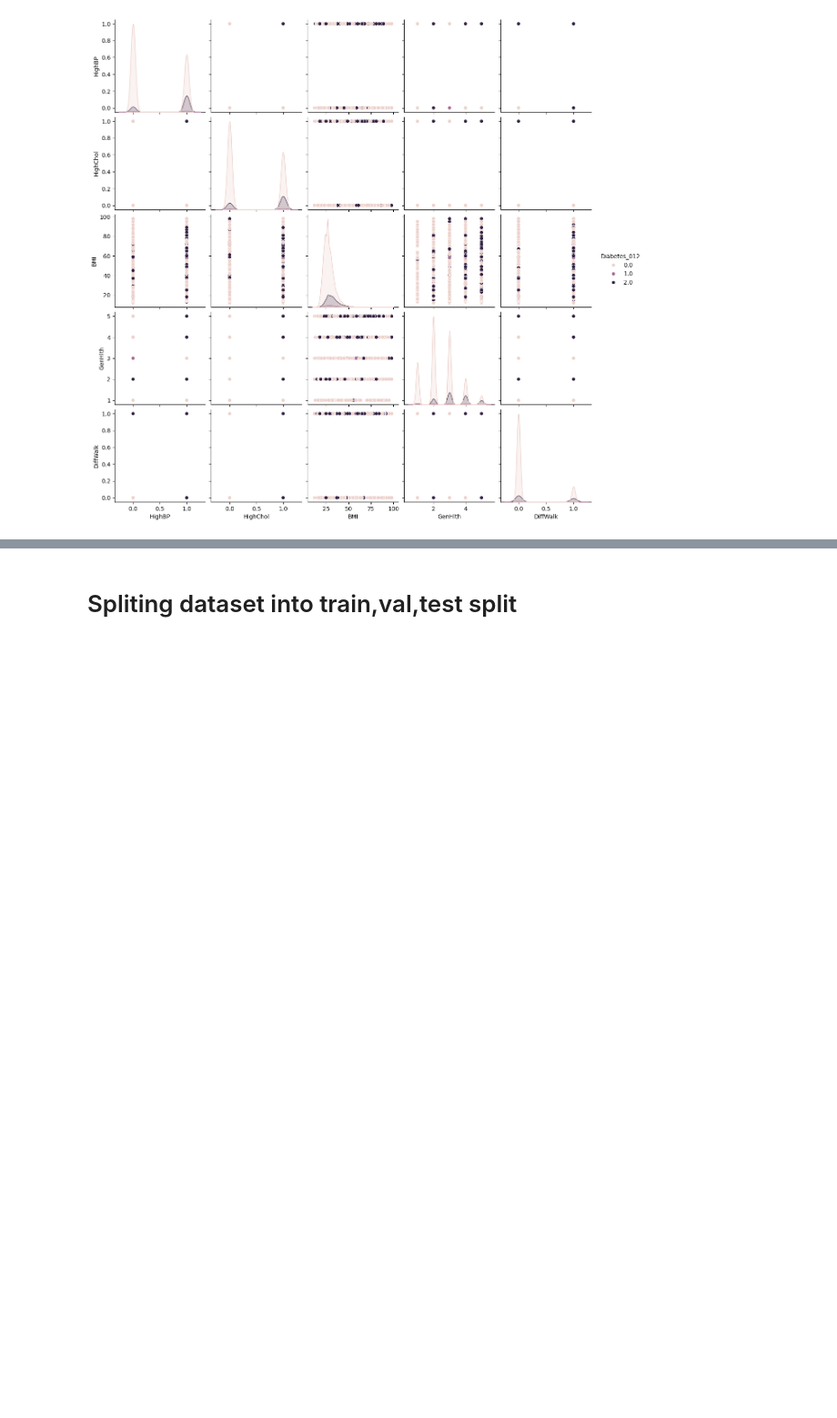
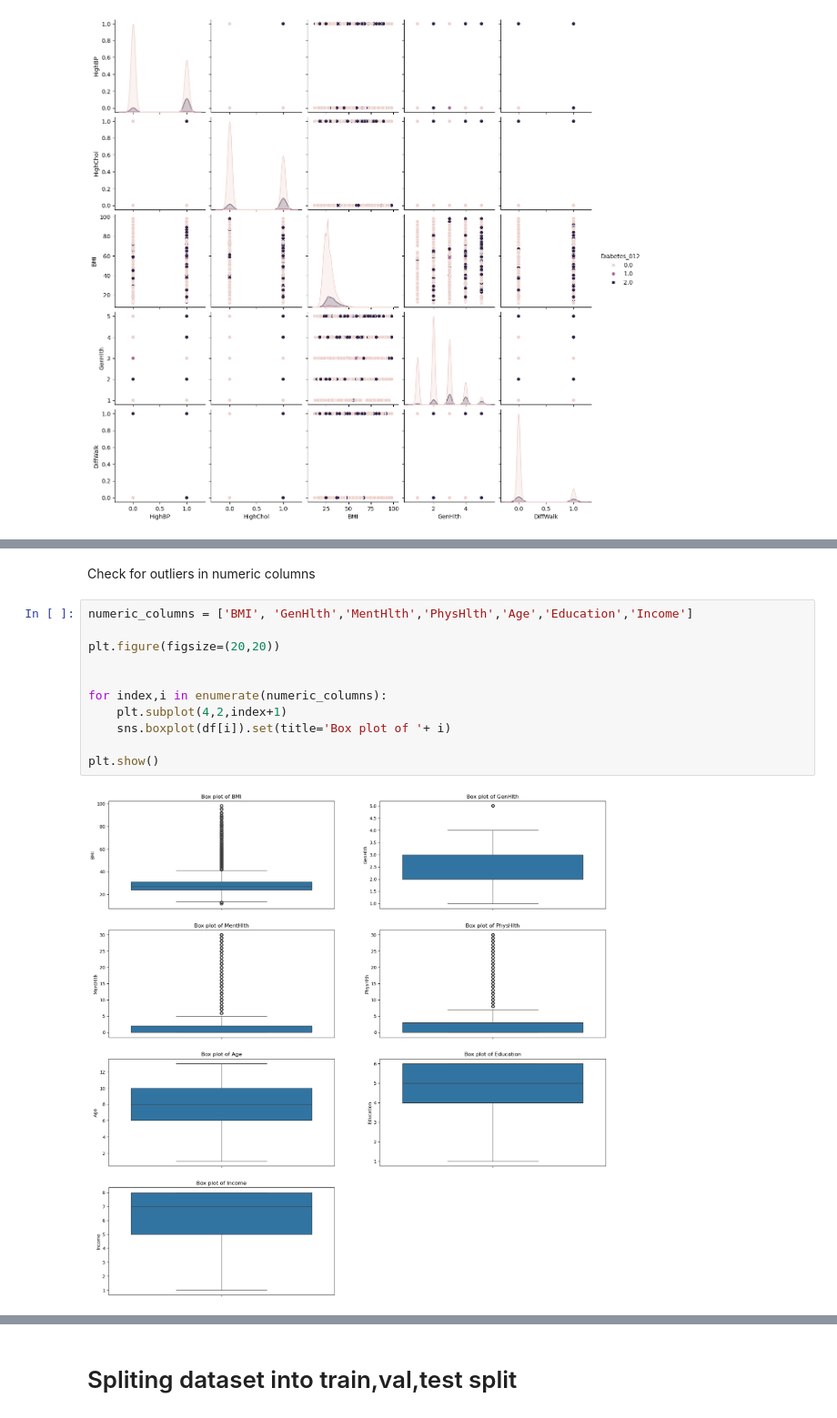
Before and after one commit to paya-alavi77/Diabetes, a Jupyter notebook: Diabetes.ipynb, the cells around one changed output, grey strips where cells are left out. Shown at 91% size. Cells and saved outputs as stored; diff of their text form; blank space fills up the shorter version.

Commit message:
Moved cells, runned all cells again, added style to tables, checked for outliers in numeric columns, replaced outliers in dataset

```diff
--- a/Diabetes.ipynb
+++ b/Diabetes.ipynb
@@ -371 +357,16 @@ df.describe()
+# %% [markdown]
+Check for outliers in numeric columns
+# %%
+numeric_columns = ['BMI', 'GenHlth','MentHlth','PhysHlth','Age','Education','Income']
+
+plt.figure(figsize=(20,20))
+
+
+for index,i in enumerate(numeric_columns):
+    plt.subplot(4,2,index+1)
+    sns.boxplot(df[i]).set(title='Box plot of '+ i)
+
+plt.show()
+# %% [output]
+[figure, added]
 # %%
```
Also changed, not shown: parts of 46 cells of this notebook.
